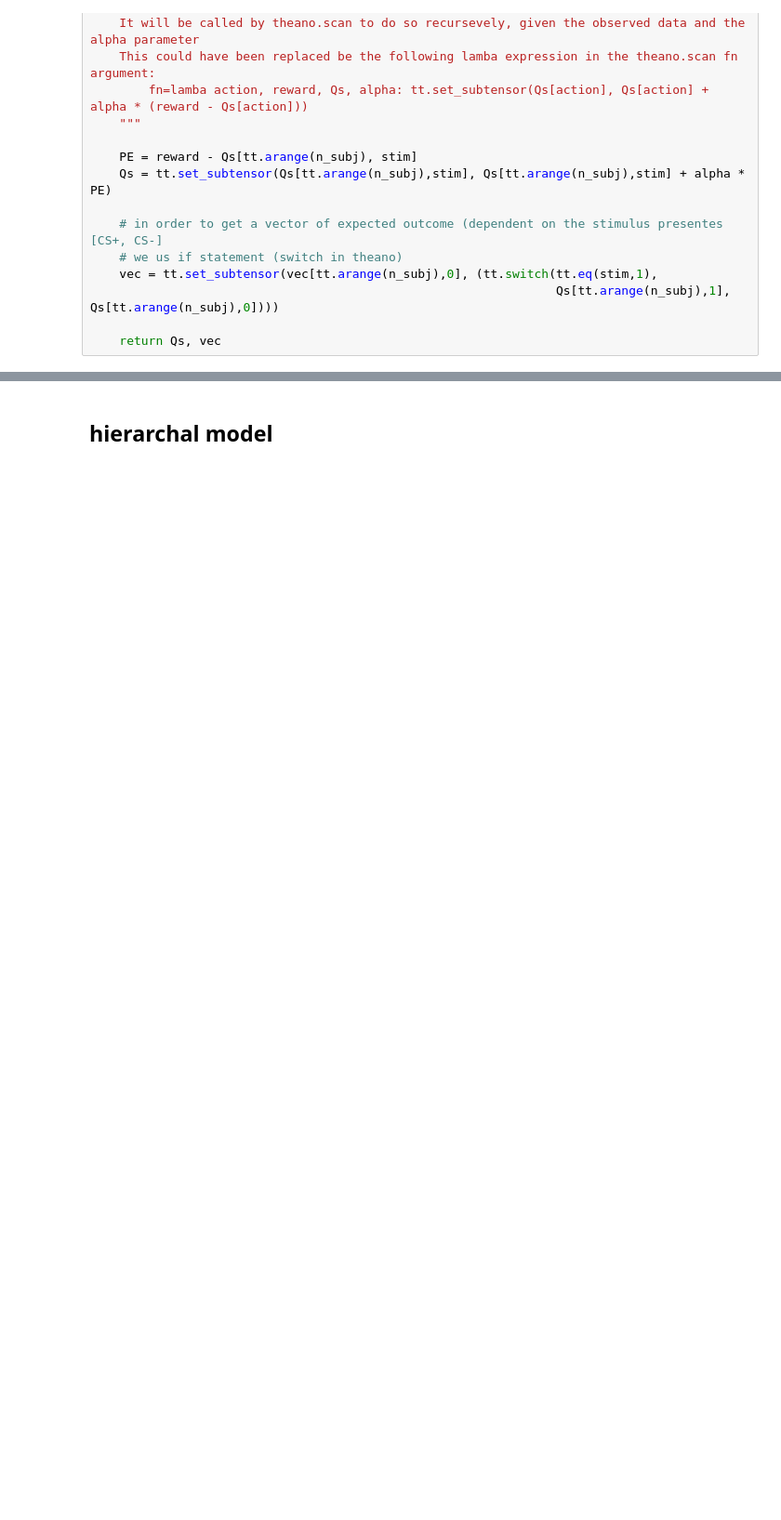
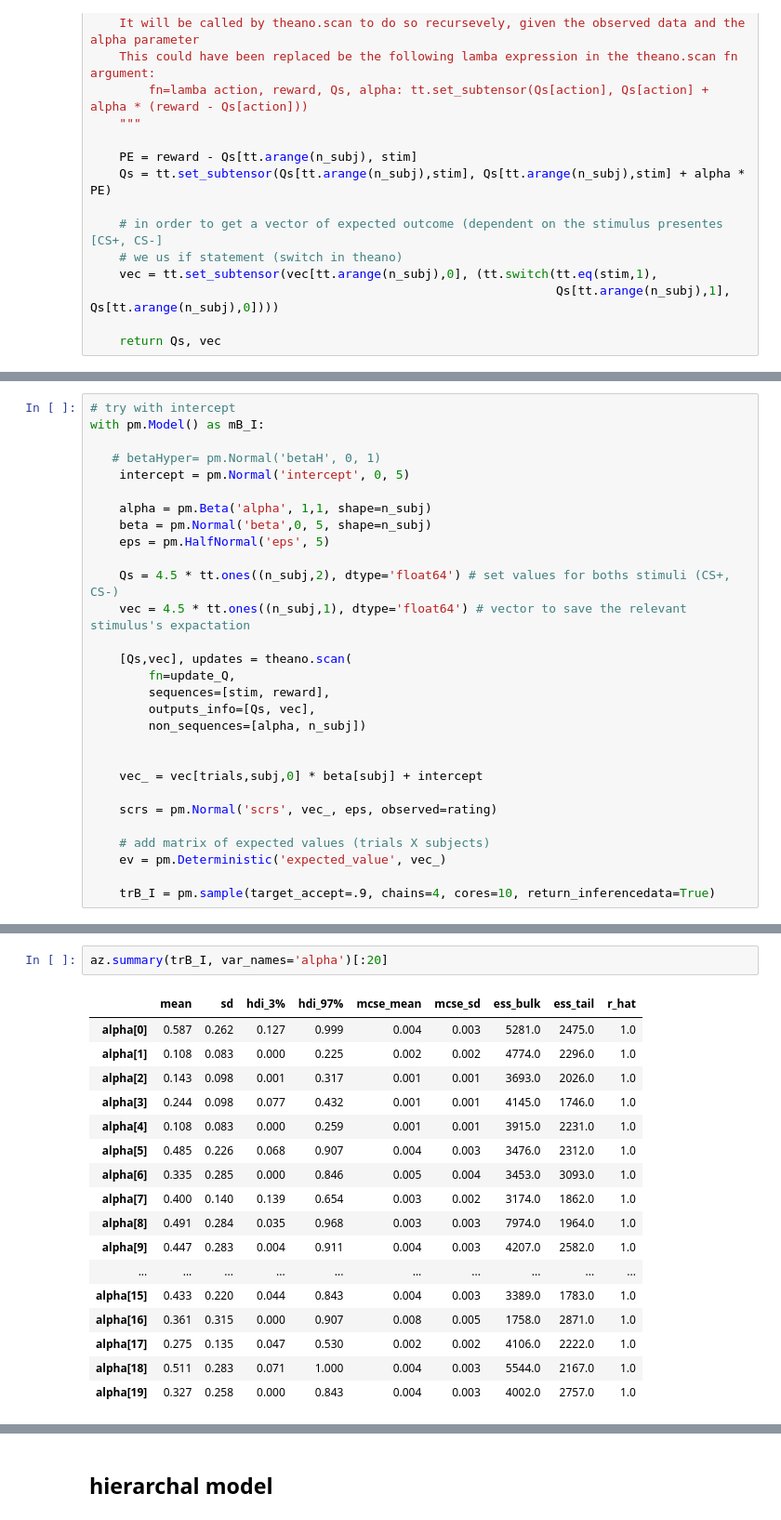
Before and after one commit to KoremNSN/Aging, a Jupyter notebook: Reversal/reversal_or.ipynb, the cells around one changed output, grey strips where cells are left out. Shown at 93% size. Saved outputs shown, nothing was run; the diff lists cells and outputs as text; blank space fills up the shorter version.

Commit message:
Added other models

```diff
--- a/Reversal/reversal_or.ipynb
+++ b/Reversal/reversal_or.ipynb
@@ -149,0 +156,29 @@ az.summary(trB, var_names='alpha')[:10]
+# %%
+# try with intercept
+with pm.Model() as mB_I:
+
+   # betaHyper= pm.Normal('betaH', 0, 1)
+    intercept = pm.Normal('intercept', 0, 5)
+
+    alpha = pm.Beta('alpha', 1,1, shape=n_subj)
+    beta = pm.Normal('beta',0, 5, shape=n_subj)
+    eps = pm.HalfNormal('eps', 5)
+
+    Qs = 4.5 * tt.ones((n_subj,2), dtype='float64') # set values for boths stimuli (CS+, CS-)
+    vec = 4.5 * tt.ones((n_subj,1), dtype='float64') # vector to save the relevant stimulus's expactation
+
+    [Qs,vec], updates = theano.scan(
+        fn=update_Q,
+        sequences=[stim, reward],
+        outputs_info=[Qs, vec],
+        non_sequences=[alpha, n_subj])
+
+
+    vec_ = vec[trials,subj,0] * beta[subj] + intercept
+
+    scrs = pm.Normal('scrs', vec_, eps, observed=rating)
+
+    # add matrix of expected values (trials X subjects)
+    ev = pm.Deterministic('expected_value', vec_)
+
+    trB_I = pm.sample(target_accept=.9, chains=4, cores=10, return_inferencedata=True)
@@ -149,0 +193,20 @@ az.summary(trB, var_names='alpha')[:10]
+# %%
+az.summary(trB_I, var_names='alpha')[:20]
+# %% [output]
+|  | mean | sd | hdi_3% | hdi_97% | mcse_mean | mcse_sd | ess_bulk | ess_tail | r_hat |
+| alpha[0] | 0.587 | 0.262 | 0.127 | 0.999 | 0.004 | 0.003 | 5281.0 | 2475.0 | 1.0 |
+| alpha[1] | 0.108 | 0.083 | 0.000 | 0.225 | 0.002 | 0.002 | 4774.0 | 2296.0 | 1.0 |
+| alpha[2] | 0.143 | 0.098 | 0.001 | 0.317 | 0.001 | 0.001 | 3693.0 | 2026.0 | 1.0 |
+| alpha[3] | 0.244 | 0.098 | 0.077 | 0.432 | 0.001 | 0.001 | 4145.0 | 1746.0 | 1.0 |
+| alpha[4] | 0.108 | 0.083 | 0.000 | 0.259 | 0.001 | 0.001 | 3915.0 | 2231.0 | 1.0 |
+| alpha[5] | 0.485 | 0.226 | 0.068 | 0.907 | 0.004 | 0.003 | 3476.0 | 2312.0 | 1.0 |
+| alpha[6] | 0.335 | 0.285 | 0.000 | 0.846 | 0.005 | 0.004 | 3453.0 | 3093.0 | 1.0 |
+| alpha[7] | 0.400 | 0.140 | 0.139 | 0.654 | 0.003 | 0.002 | 3174.0 | 1862.0 | 1.0 |
+| alpha[8] | 0.491 | 0.284 | 0.035 | 0.968 | 0.003 | 0.003 | 7974.0 | 1964.0 | 1.0 |
+| alpha[9] | 0.447 | 0.283 | 0.004 | 0.911 | 0.004 | 0.003 | 4207.0 | 2582.0 | 1.0 |
+| ... | ... | ... | ... | ... | ... | ... | ... | ... | ... |
+| alpha[15] | 0.433 | 0.220 | 0.044 | 0.843 | 0.004 | 0.003 | 3389.0 | 1783.0 | 1.0 |
+| alpha[16] | 0.361 | 0.315 | 0.000 | 0.907 | 0.008 | 0.005 | 1758.0 | 2871.0 | 1.0 |
+| alpha[17] | 0.275 | 0.135 | 0.047 | 0.530 | 0.002 | 0.002 | 4106.0 | 2222.0 | 1.0 |
+| alpha[18] | 0.511 | 0.283 | 0.071 | 1.000 | 0.004 | 0.003 | 5544.0 | 2167.0 | 1.0 |
+| alpha[19] | 0.327 | 0.258 | 0.000 | 0.843 | 0.004 | 0.003 | 4002.0 | 2757.0 | 1.0 |
```
Also changed, not shown: parts of 9 cells of this notebook.
